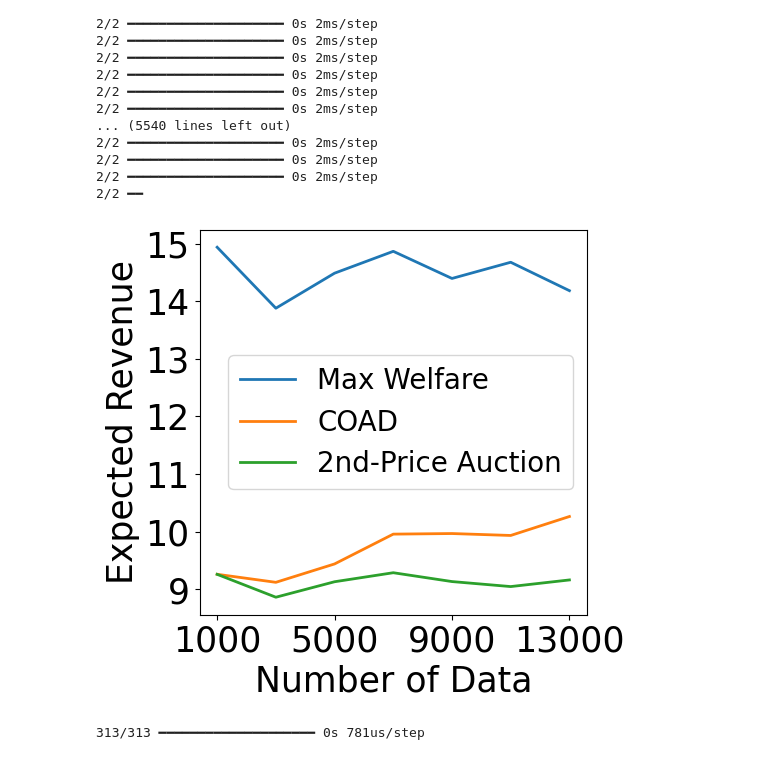
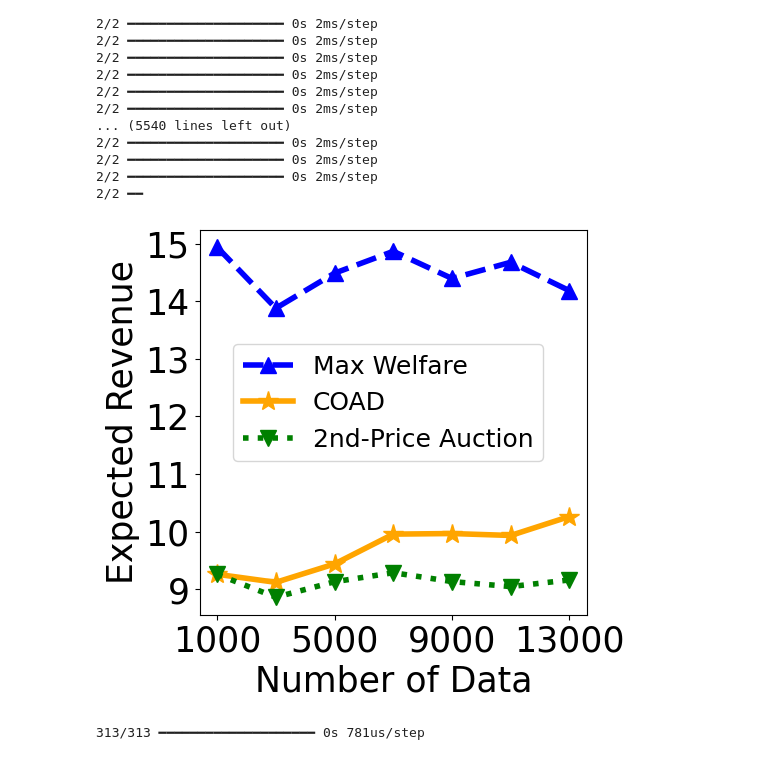
Before and after one commit to JialeHan22/Conformal-Online-Auction-Design, a Jupyter notebook: Simulation Studies/simulation_high_2.ipynb, the cells around one changed output. Saved outputs shown, nothing was run; the diff lists cells and outputs as text; code cells hidden in the pictures.

```diff
--- a/Simulation Studies/simulation_high_2.ipynb
+++ b/Simulation Studies/simulation_high_2.ipynb
@@ -487,16 +477,17 @@ for N in N_values:
 2/2 ━━
 # %%
 plt.figure(figsize=(5,5))
-plt.plot(N_values[0:7], results["max_welfare"][0:7], label="Max Welfare", linewidth=2)
-plt.plot(N_values[0:7], results["payment"][0:7], label="COAD", linewidth=2)
-plt.plot(N_values[0:7], results["sb_value"][0:7], label="2nd-Price Auction", linewidth=2)
+plt.plot(N_values, results["max_welfare"], label="Max Welfare", color='blue', linestyle='--', marker='^', linewidth=4,markersize=12)
+plt.plot(N_values, results["payment"], label="COAD", color='orange', linestyle='-', marker='*', linewidth=4,markersize=15)
+plt.plot(N_values, results["sb_value"], label="2nd-Price Auction", color='green', linestyle=':', marker='v', linewidth=4,markersize=12)
+
 plt.xlabel("Number of Data", fontsize=25)
 plt.ylabel("Expected Revenue", fontsize=25)
-plt.legend(fontsize=20)
+plt.legend(fontsize=18, bbox_to_anchor=(0.919, 0.55))
 plt.yticks(fontsize=25)
 plt.xticks(fontsize=25)
 plt.xticks([1000,5000, 9000,13000])
 plt.show()
 # %% [output]
-[figure, old version]
+[figure, new version]
 # %%
```
Also changed, not shown: parts of 8 cells of this notebook.
